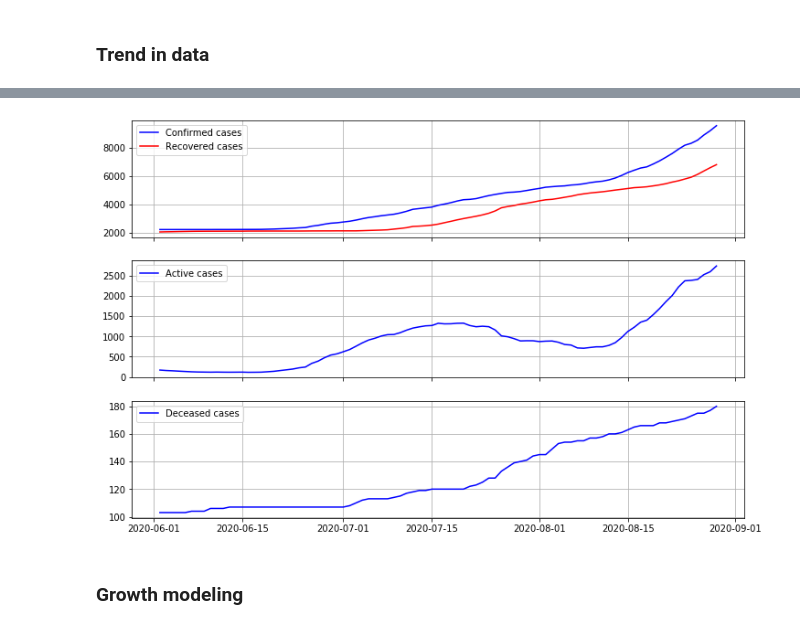
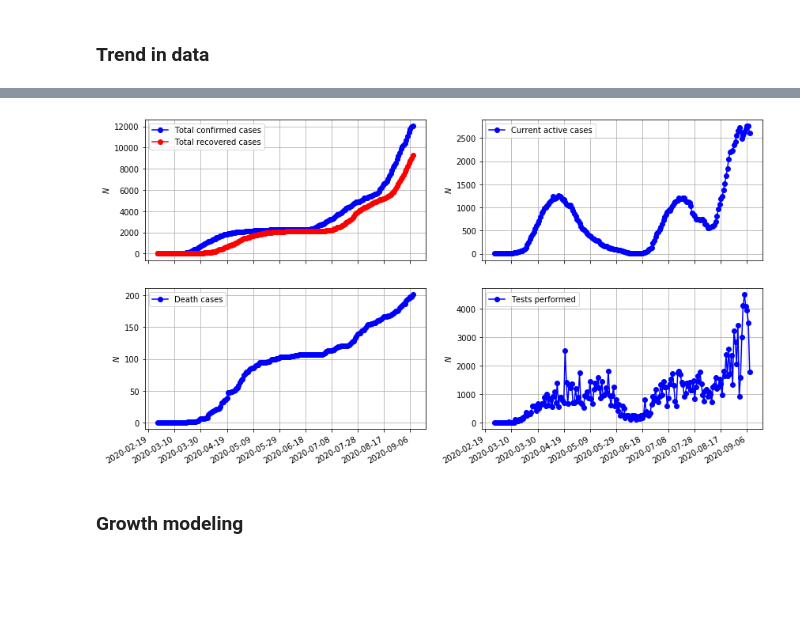
Before and after one commit to akapet00/coropy, a Jupyter notebook: sandbox/presentation/SpliTech2020-Conference-Presentation.ipynb, the cells around one changed output, grey strips where cells are left out. Cells and saved outputs as stored; diff of their text form; code cells hidden in the pictures; blank space fills up the shorter version.

```diff
--- a/sandbox/presentation/SpliTech2020-Conference-Presentation.ipynb
+++ b/sandbox/presentation/SpliTech2020-Conference-Presentation.ipynb
@@ -328,7 +174,11 @@ plot_dataframe(df)
-# %%
-plot_dataframe(df_2)
-# %% [output]
-[figure, removed]
+# %%
+from covid_19.plotting import plot_data
+
+plot_data(
+    epidemics_start_date, confirmed_cases, recovered_cases,
+    death_cases, daily_tests)
+# %% [output]
+[figure, added]
 # %% [markdown]
 ### Growth modeling
 # %% [markdown]
```
Also changed, not shown: parts of 50 cells of this notebook, 1 other file.
